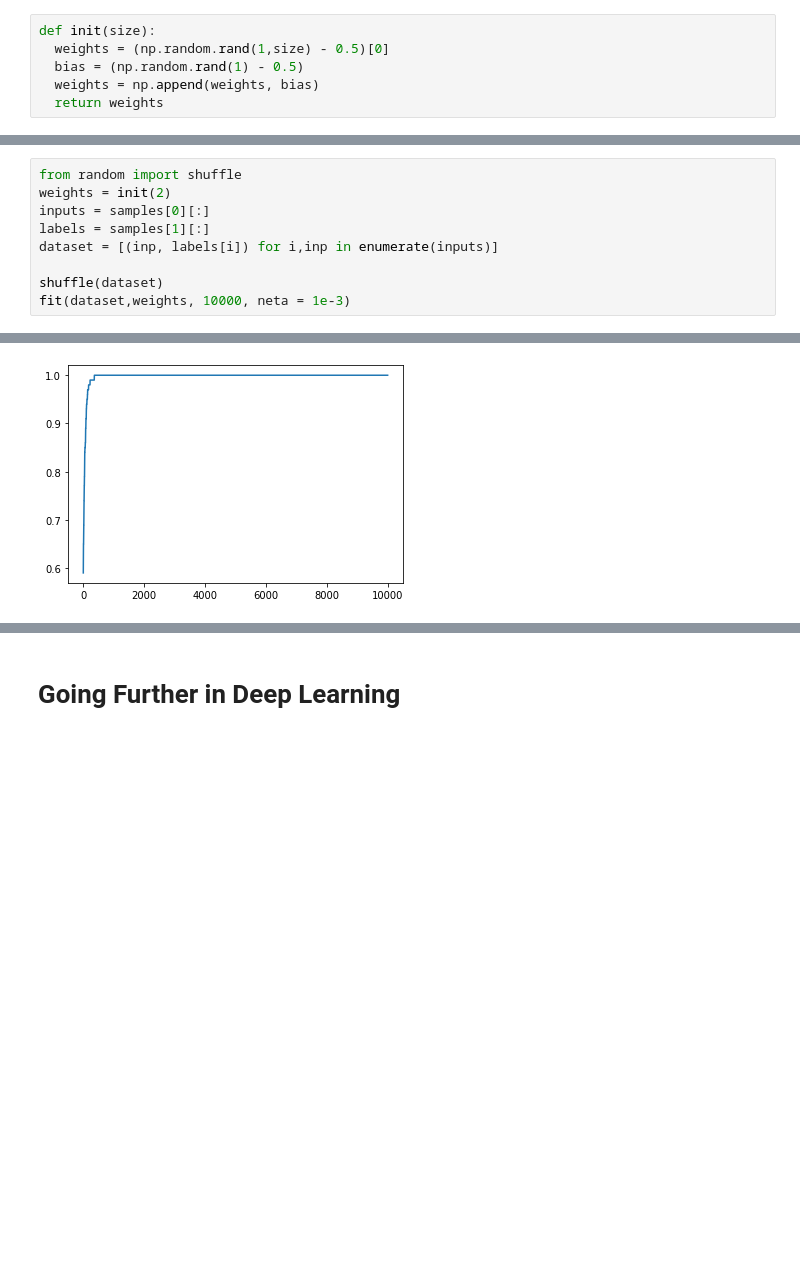
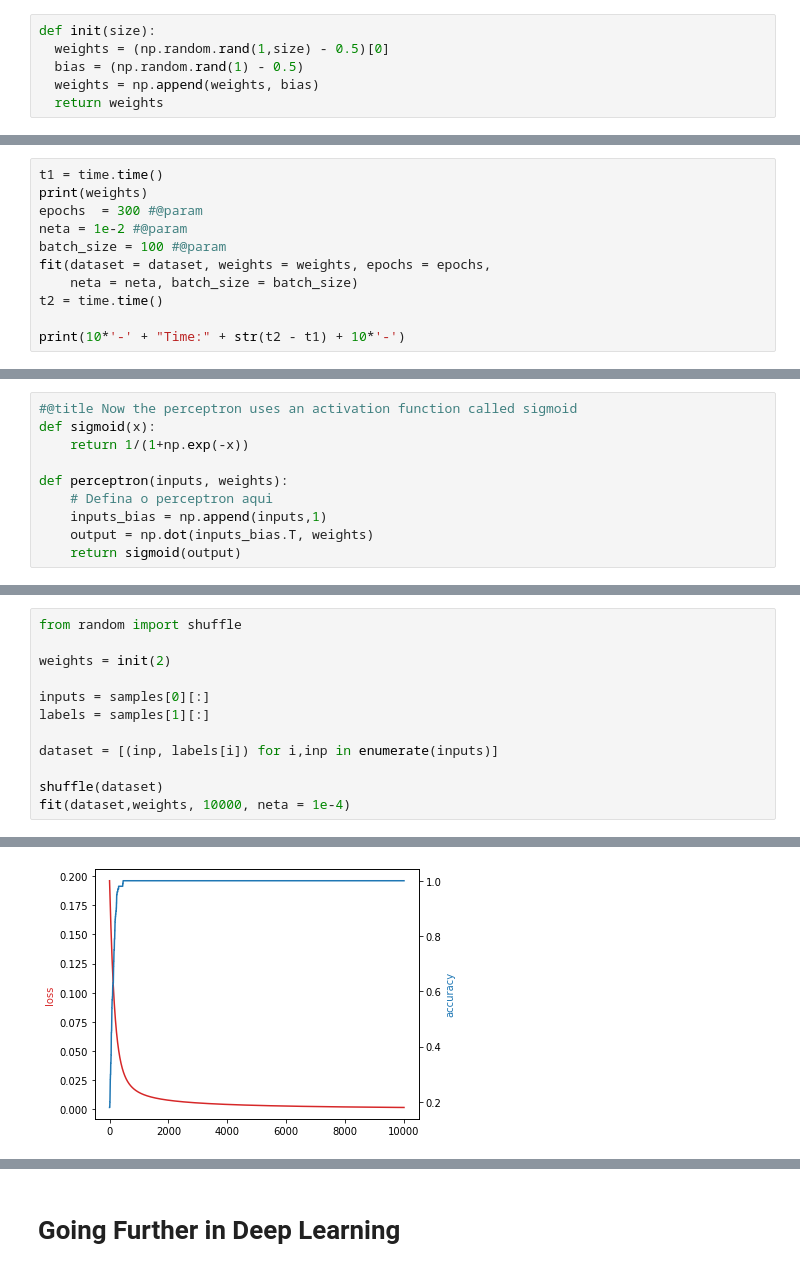
Before and after one commit to lucas-coutinho/AIParaTodos, a Jupyter notebook: Perceptron_CIFAR10.ipynb, the cells around one changed output, grey strips where cells are left out. Saved outputs shown, nothing was run; the diff lists cells and outputs as text; blank space fills up the shorter version.

```diff
--- a/Perceptron_CIFAR10.ipynb
+++ b/Perceptron_CIFAR10.ipynb
@@ -140,0 +157,11 @@ plt.plot(np.sort(x),np.sort(y), 'r')
+# %%
+t1 = time.time()
+print(weights)
+epochs  = 300 #@param
+neta = 1e-2 #@param
+batch_size = 100 #@param
+fit(dataset = dataset, weights = weights, epochs = epochs,
+    neta = neta, batch_size = batch_size)
+t2 = time.time()
+
+print(10*'-' + "Time:" + str(t2 - t1) + 10*'-')
@@ -172,0 +210,10 @@ plt.show()
+# %%
+#@title Now the perceptron uses an activation function called sigmoid
+def sigmoid(x):
+    return 1/(1+np.exp(-x))
+
+def perceptron(inputs, weights):
+    # Defina o perceptron aqui
+    inputs_bias = np.append(inputs,1)
+    output = np.dot(inputs_bias.T, weights)
+    return sigmoid(output)
@@ -173,12 +296,15 @@ plt.show()
 # %%
 from random import shuffle
+
 weights = init(2)
+
 inputs = samples[0][:]
 labels = samples[1][:]
+
 dataset = [(inp, labels[i]) for i,inp in enumerate(inputs)]
 
 shuffle(dataset)
-fit(dataset,weights, 10000, neta = 1e-3)
+fit(dataset,weights, 10000, neta = 1e-4)
 # %% [output]
               precision    recall  f1-score   support
 
@@ -195,7 +321,7 @@ weighted avg       0.74      0.60      0.53       100
 ... (883 lines left out)
 
     accuracy                           1.00       100
    macro avg       1.00      1.00      1.00       100
 weighted avg       1.00      1.00      1.00       100
-[figure, old version]
+[figure, new version]
 # %%
```
Also changed, not shown: parts of 45 cells of this notebook, 5 other files.
